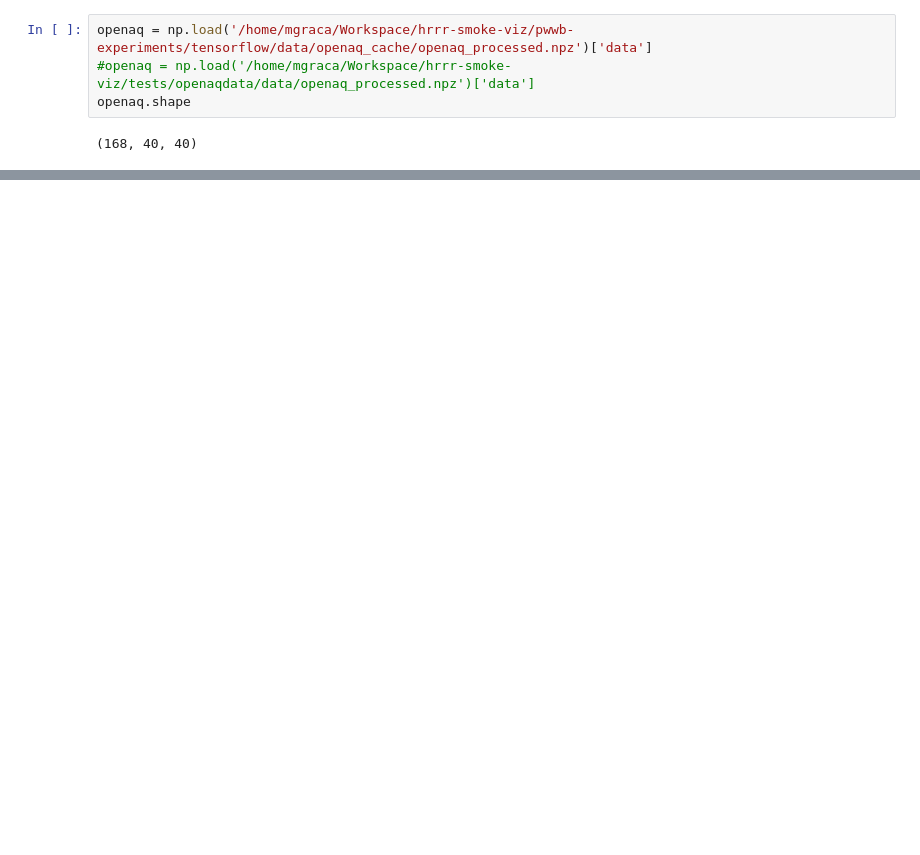
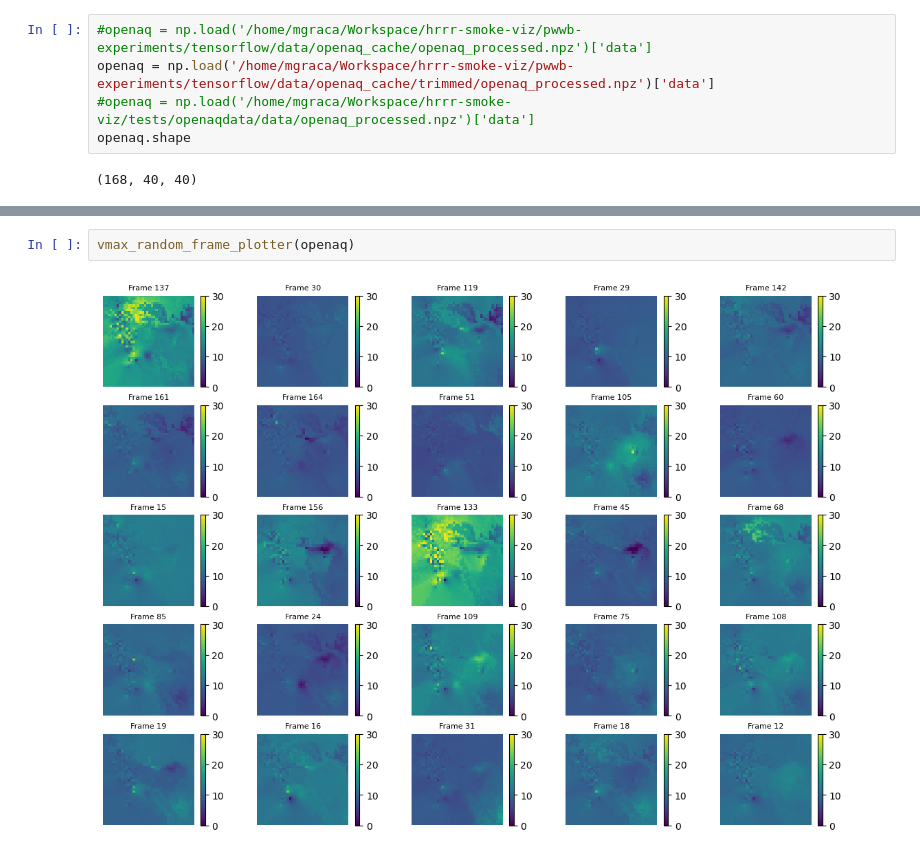
Before and after one commit to matthewgraca/hrrr-smoke-viz, a Jupyter notebook: visualizations/airnow_viz/openaq_viz.ipynb, the cells around one changed output, grey strips where cells are left out. Cells and saved outputs as stored; diff of their text form; blank space fills up the shorter version.

Commit message:
air sensor visualization nbs update

```diff
--- a/visualizations/airnow_viz/openaq_viz.ipynb
+++ b/visualizations/airnow_viz/openaq_viz.ipynb
@@ -32,5 +73,6 @@ np.random.seed(42)
 # %%
-openaq = np.load('/home/mgraca/Workspace/hrrr-smoke-viz/pwwb-experiments/tensorflow/data/openaq_cache/openaq_processed.npz')['data']
+#openaq = np.load('/home/mgraca/Workspace/hrrr-smoke-viz/pwwb-experiments/tensorflow/data/openaq_cache/openaq_processed.npz')['data']
+openaq = np.load('/home/mgraca/Workspace/hrrr-smoke-viz/pwwb-experiments/tensorflow/data/openaq_cache/trimmed/openaq_processed.npz')['data']
 #openaq = np.load('/home/mgraca/Workspace/hrrr-smoke-viz/tests/openaqdata/data/openaq_processed.npz')['data']
 openaq.shape
 # %% [output]
@@ -41,0 +84,4 @@ random_frame_plotter(openaq)
+# %%
+vmax_random_frame_plotter(openaq)
+# %% [output]
+[figure, added]
```
Also changed, not shown: parts of 4 cells of this notebook, 1 other file.
